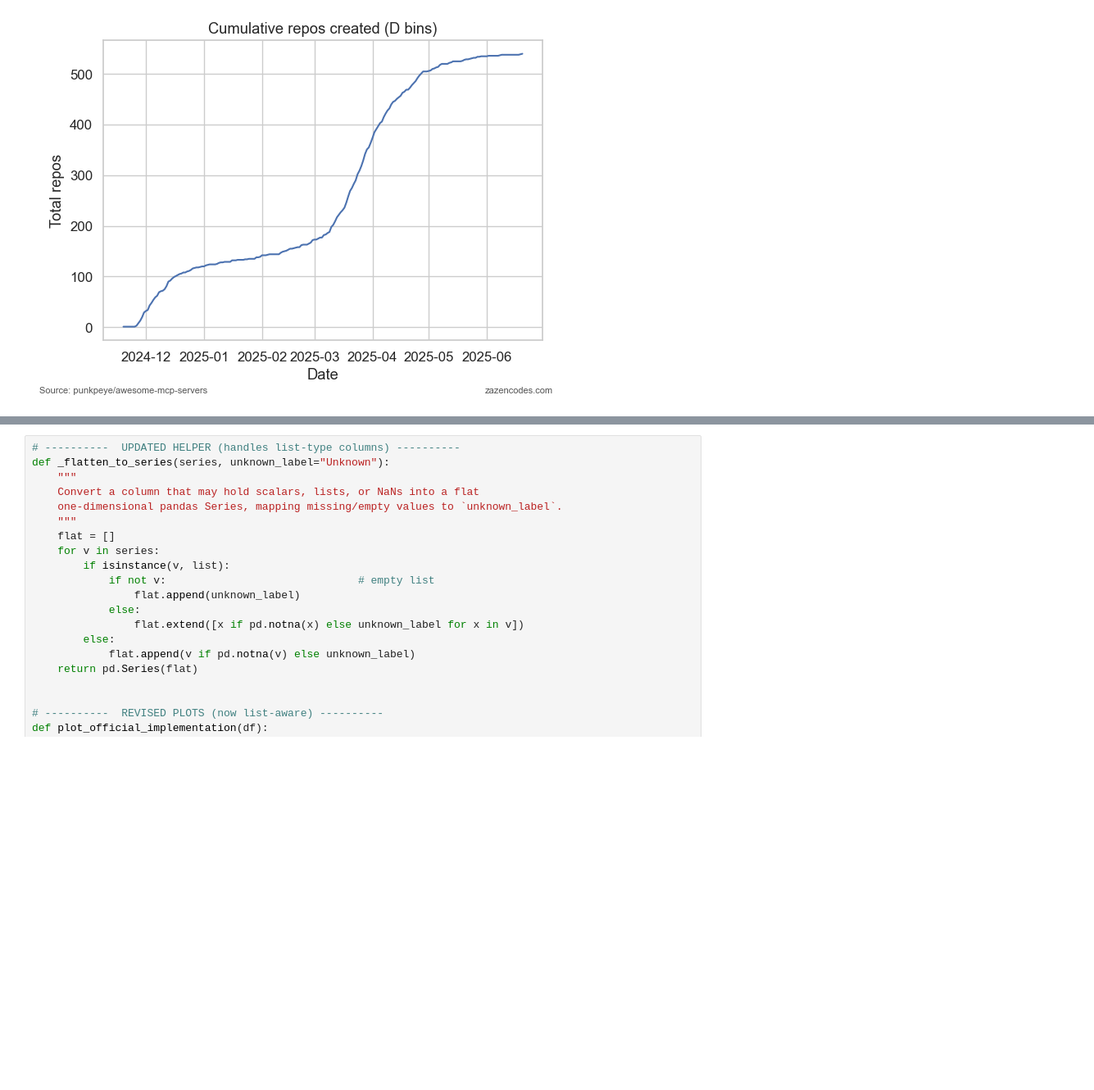
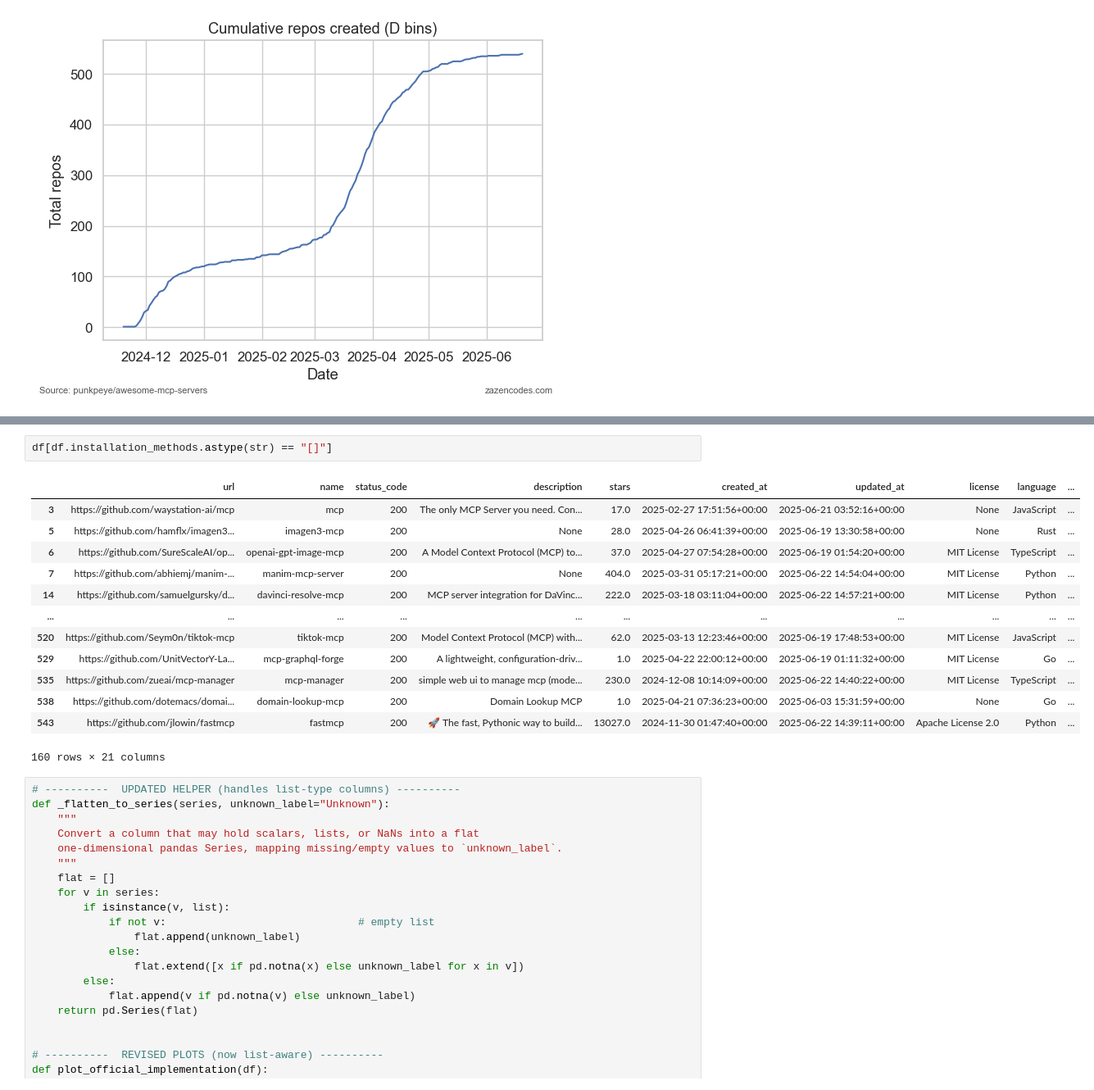
Before and after one commit to zazencodes/zazencodes-season-2, a Jupyter notebook: src/mcp-server-analysis/workbook.ipynb, the cells around one changed output, grey strips where cells are left out. Shown at 82% size. Saved outputs shown, nothing was run; the diff lists cells and outputs as text; blank space fills up the shorter version.

```diff
--- a/src/mcp-server-analysis/workbook.ipynb
+++ b/src/mcp-server-analysis/workbook.ipynb
@@ -778,3 +794,19 @@ Name: stars, dtype: float64
+# %%
+df[df.installation_methods.astype(str) == "[]"]
+# %% [output]
+|  | url | name | status_code | description | stars | created_at | updated_at | license | language | ... |
+| 3 | https://github.com/waystation-ai/mcp | mcp | 200 | The only MCP Server you need. Con... | 17.0 | 2025-02-27 17:51:56+00:00 | 2025-06-21 03:52:16+00:00 | None | JavaScript | ... |
+| 5 | https://github.com/hamflx/imagen3... | imagen3-mcp | 200 | None | 28.0 | 2025-04-26 06:41:39+00:00 | 2025-06-19 13:30:58+00:00 | None | Rust | ... |
+| 6 | https://github.com/SureScaleAI/op... | openai-gpt-image-mcp | 200 | A Model Context Protocol (MCP) to... | 37.0 | 2025-04-27 07:54:28+00:00 | 2025-06-19 01:54:20+00:00 | MIT License | TypeScript | ... |
+| 7 | https://github.com/abhiemj/manim-... | manim-mcp-server | 200 | None | 404.0 | 2025-03-31 05:17:21+00:00 | 2025-06-22 14:54:04+00:00 | MIT License | Python | ... |
+| 14 | https://github.com/samuelgursky/d... | davinci-resolve-mcp | 200 | MCP server integration for DaVinc... | 222.0 | 2025-03-18 03:11:04+00:00 | 2025-06-22 14:57:21+00:00 | MIT License | Python | ... |
+| ... | ... | ... | ... | ... | ... | ... | ... | ... | ... | ... |
+| 520 | https://github.com/Seym0n/tiktok-mcp | tiktok-mcp | 200 | Model Context Protocol (MCP) with... | 62.0 | 2025-03-13 12:23:46+00:00 | 2025-06-19 17:48:53+00:00 | MIT License | JavaScript | ... |
+| 529 | https://github.com/UnitVectorY-La... | mcp-graphql-forge | 200 | A lightweight, configuration-driv... | 1.0 | 2025-04-22 22:00:12+00:00 | 2025-06-19 01:11:32+00:00 | MIT License | Go | ... |
+| 535 | https://github.com/zueai/mcp-manager | mcp-manager | 200 | simple web ui to manage mcp (mode... | 230.0 | 2024-12-08 10:14:09+00:00 | 2025-06-22 14:40:22+00:00 | MIT License | TypeScript | ... |
+| 538 | https://github.com/dotemacs/domai... | domain-lookup-mcp | 200 | Domain Lookup MCP | 1.0 | 2025-04-21 07:36:23+00:00 | 2025-06-03 15:31:59+00:00 | None | Go | ... |
+| 543 | https://github.com/jlowin/fastmcp | fastmcp | 200 | 🚀 The fast, Pythonic way to build... | 13027.0 | 2024-11-30 01:47:40+00:00 | 2025-06-22 14:39:11+00:00 | Apache License 2.0 | Python | ... |
+160 rows × 21 columns
 # %%
 # ----------  UPDATED HELPER (handles list-type columns) ----------
 def _flatten_to_series(series, unknown_label="Unknown"):
```
Also changed, not shown: parts of 1 cell of this notebook, 6 other files.
